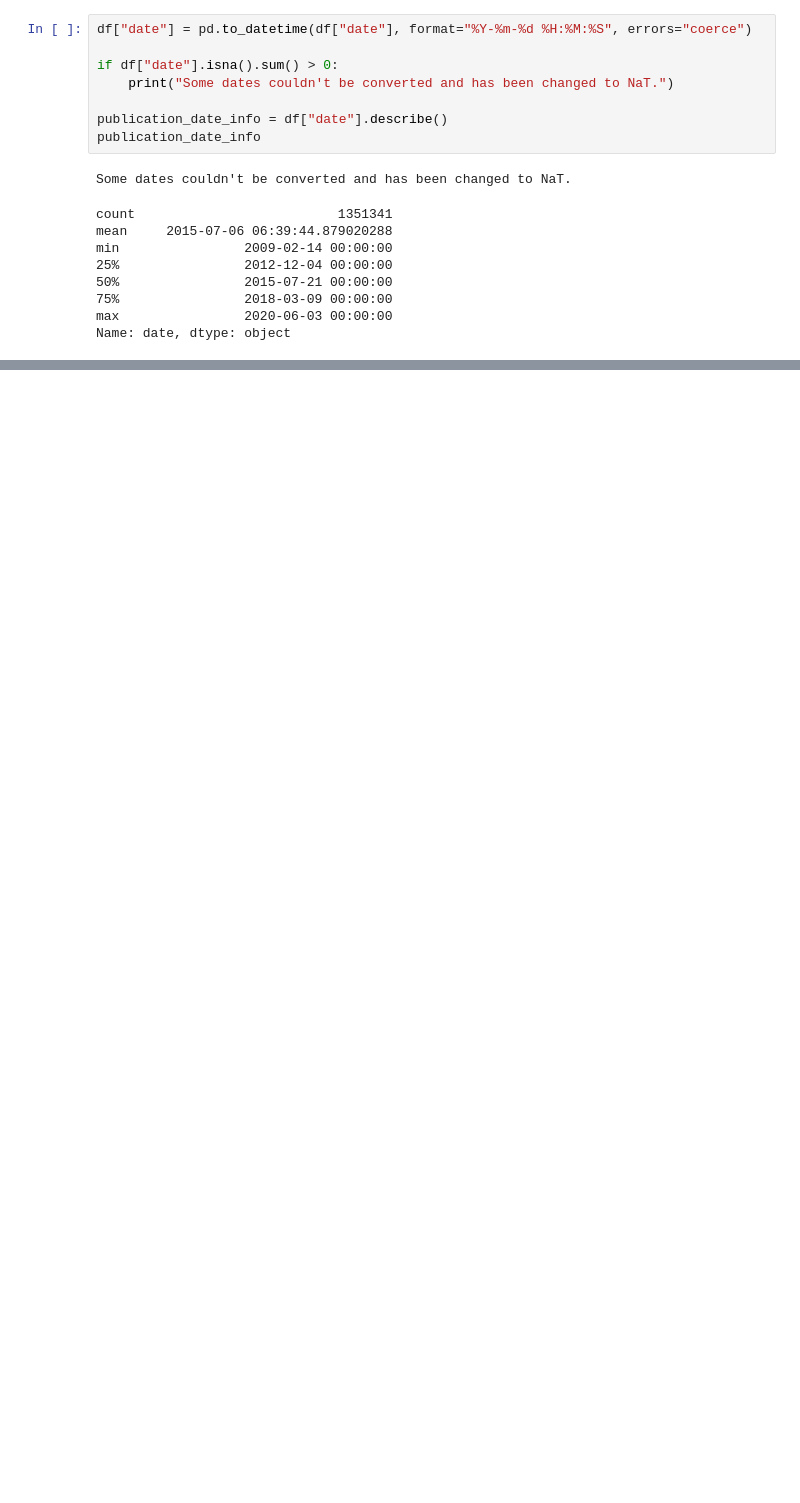
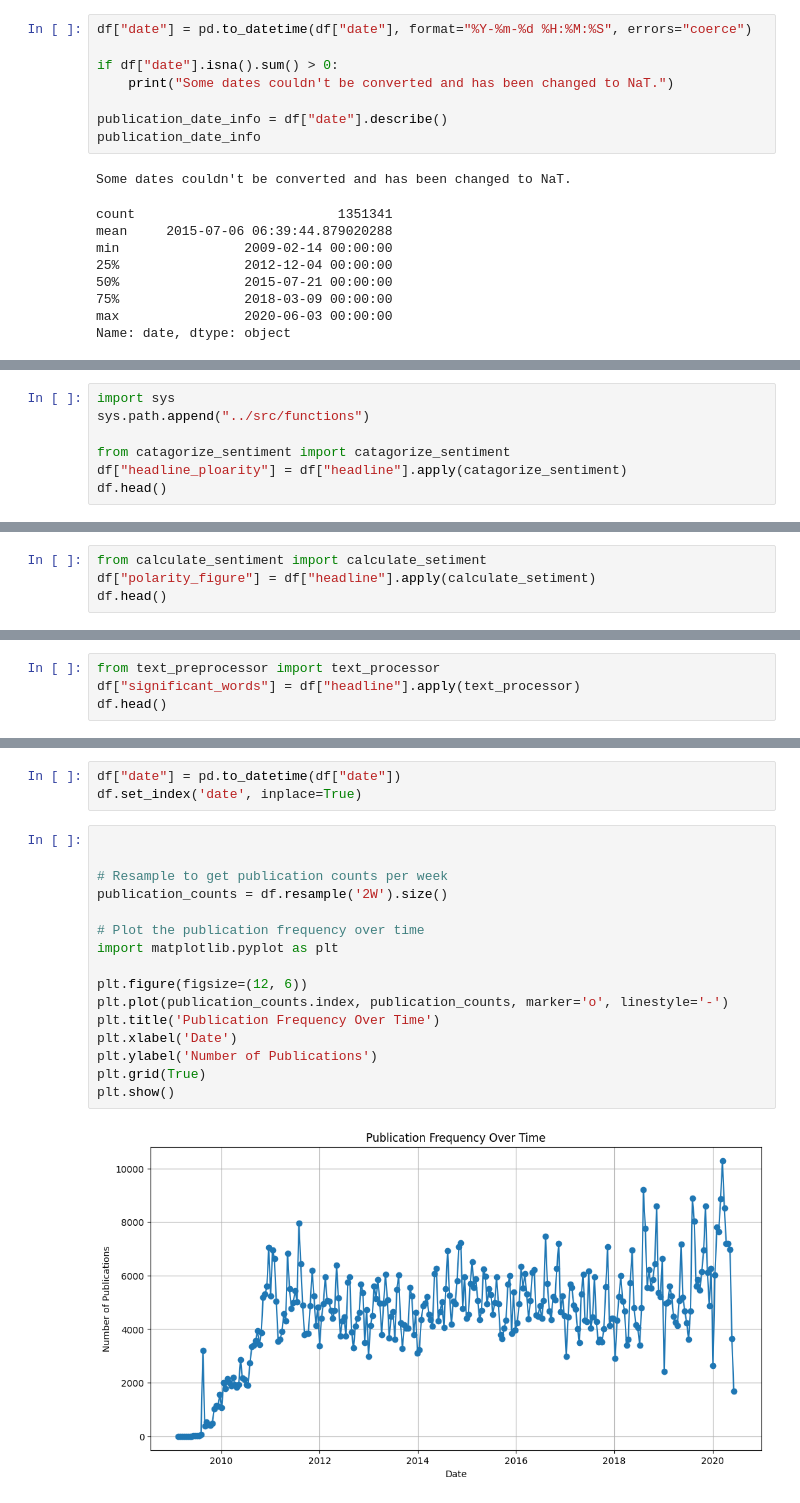
Before and after one commit to codeWithKal/KAIM-week-1-challenge, a Jupyter notebook: notebooks/Descripting_Analysis.ipynb, the cells around one changed output, grey strips where cells are left out. Drawn from its saved outputs; the diff is of its cells as text; blank space fills up the shorter version.

Commit message:
feat: Text analysis is done on 'headers' column. also publication frequency is tried to be shown in 2 weeks gap

```diff
--- a/notebooks/Descripting_Analysis.ipynb
+++ b/notebooks/Descripting_Analysis.ipynb
@@ -91,0 +104,7 @@ Name: date, dtype: object
+# %%
+import sys
+sys.path.append("../src/functions")
+
+from catagorize_sentiment import catagorize_sentiment
+df["headline_ploarity"] = df["headline"].apply(catagorize_sentiment)
+df.head()
@@ -91,0 +119,4 @@ Name: date, dtype: object
+# %%
+from calculate_sentiment import calculate_setiment
+df["polarity_figure"] = df["headline"].apply(calculate_setiment)
+df.head()
@@ -91,0 +131,4 @@ Name: date, dtype: object
+# %%
+from text_preprocessor import text_processor
+df["significant_words"] = df["headline"].apply(text_processor)
+df.head()
@@ -91,0 +153,21 @@ Name: date, dtype: object
+# %%
+df["date"] = pd.to_datetime(df["date"])
+df.set_index('date', inplace=True)
+# %%
+
+
+# Resample to get publication counts per week
+publication_counts = df.resample('2W').size()
+
+# Plot the publication frequency over time
+import matplotlib.pyplot as plt
+
+plt.figure(figsize=(12, 6))
+plt.plot(publication_counts.index, publication_counts, marker='o', linestyle='-')
+plt.title('Publication Frequency Over Time')
+plt.xlabel('Date')
+plt.ylabel('Number of Publications')
+plt.grid(True)
+plt.show()
+# %% [output]
+[figure, added]
```
Also changed, not shown: parts of 17 cells of this notebook.
